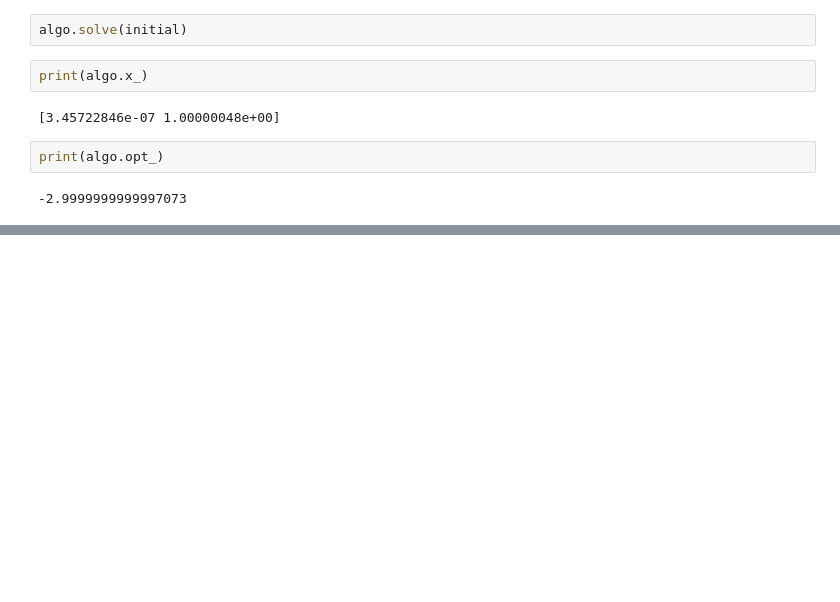
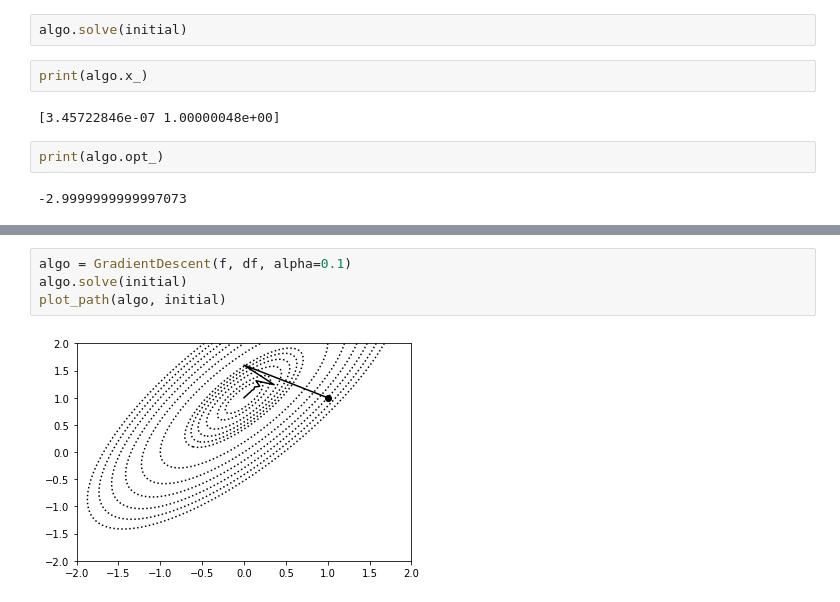
Before and after one commit to banbiossa/essence_of_machine_learning, a Jupyter notebook: notebooks/0.1_ss_math.ipynb, the cells around one changed output, grey strips where cells are left out. Saved outputs shown, nothing was run; the diff lists cells and outputs as text; blank space fills up the shorter version.

```diff
--- a/notebooks/0.1_ss_math.ipynb
+++ b/notebooks/0.1_ss_math.ipynb
@@ -352,0 +357,6 @@ plt.contour(xs, ys, f(xx).reshape(xmesh.shape), levels=levels, colors='k', lines
+# %%
+algo = GradientDescent(f, df, alpha=0.1)
+algo.solve(initial)
+plot_path(algo, initial)
+# %% [output]
+[figure, added]
```
Also changed, not shown: parts of 23 cells of this notebook.
